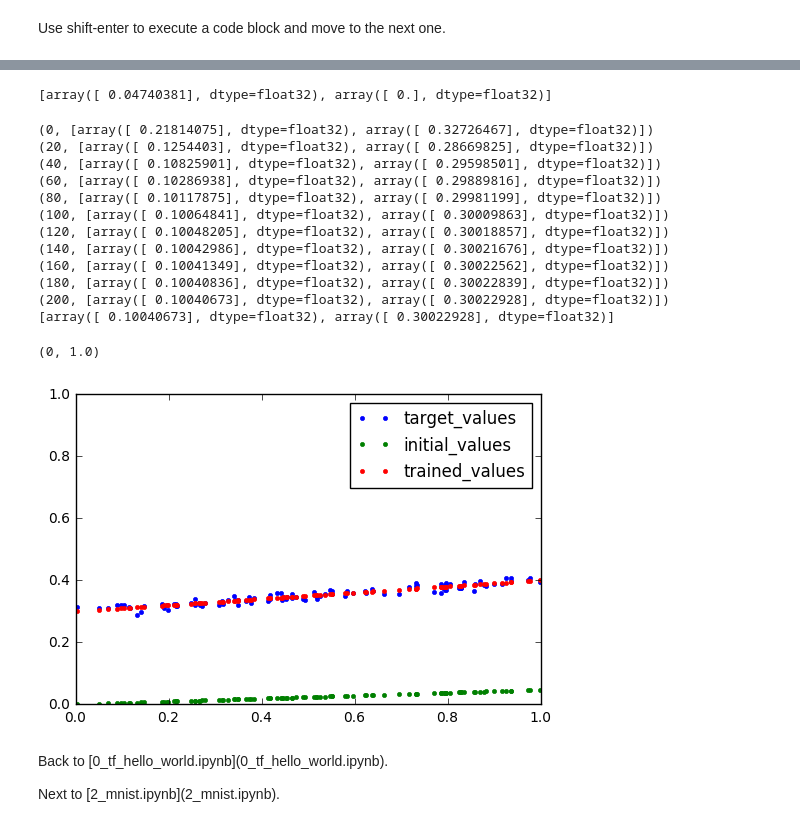
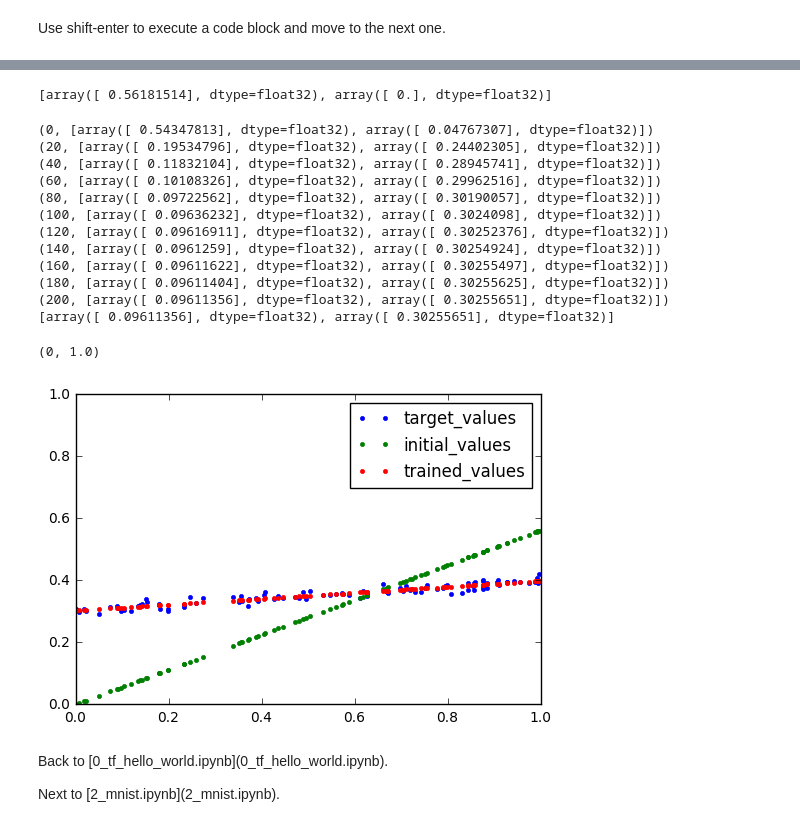
Before and after one commit to abhi21/tf-tutorial, a Jupyter notebook: 1_linear_regression_model.ipynb, the cells around one changed output, grey strips where cells are left out. Saved outputs shown, nothing was run; the diff lists cells and outputs as text; code cells hidden in the pictures.

```diff
--- a/1_linear_regression_model.ipynb
+++ b/1_linear_regression_model.ipynb
@@ -21,12 +21,12 @@ y_data = x_data * 0.1 + 0.3 + noise
 # %%
 # 1.3 Buld inference graph.
 # Create Variables W and b that compute y_data = W * x_data + b
-W = tf.Variable(tf.random_uniform([1], 0.0, 1.0), name="?")
-b = tf.Variable(tf.zeros([1]), name="?")
+W = tf.Variable(tf.random_uniform([1], 0.0, 1.0), name="weights")
+b = tf.Variable(tf.zeros([1]), name="biases")
 y = W * x_data + b
 
 # Uncomment the following lines to see W and b are.
-#print(W.name)
+print(W.name)
 #print(b.name)
 # %% [output]
 weights:0
@@ -53,45 +74,45 @@ init = tf.initialize_all_variables()  # Create an operation initializes all the
 # %%
 # 1.6 Create a session and launch the graph.
 sess = tf.Session()
-#sess.run(init)
-#y_initial_values = sess.run(y)  # Save initial values for plotting later.
+sess.run(init)
+y_initial_values = sess.run(y)  # Save initial values for plotting later.
 
 # Uncomment the following line to see the initial W and b values.
-#print(sess.run([W, b]))
+print(sess.run([W, b]))
 # %% [output]
-[array([ 0.04740381], dtype=float32), array([ 0.], dtype=float32)]
+[array([ 0.56181514], dtype=float32), array([ 0.], dtype=float32)]
 # %%
 # 1.7 Perform training.
 for step in range(201):
     sess.run(train)
     #Uncomment the following two lines to watch training happen real time.
-    #if step % 20 == 0:
-        #print(step, sess.run([W, b]))
+    if step % 20 == 0:
+        print(step, sess.run([W, b]))
 
-#print(sess.run([W, b]))
+print(sess.run([W, b]))
 # %% [output]
-(0, [array([ 0.21814075], dtype=float32), array([ 0.32726467], dtype=float32)])
-(20, [array([ 0.1254403], dtype=float32), array([ 0.28669825], dtype=float32)])
-(40, [array([ 0.10825901], dtype=float32), array([ 0.29598501], dtype=float32)])
-(60, [array([ 0.10286938], dtype=float32), array([ 0.29889816], dtype=float32)])
-(80, [array([ 0.10117875], dtype=float32), array([ 0.29981199], dtype=float32)])
-(100, [array([ 0.10064841], dtype=float32), array([ 0.30009863], dtype=float32)])
-(120, [array([ 0.10048205], dtype=float32), array([ 0.30018857], dtype=float32)])
-(140, [array([ 0.10042986], dtype=float32), array([ 0.30021676], dtype=float32)])
-(160, [array([ 0.10041349], dtype=float32), array([ 0.30022562], dtype=float32)])
-(180, [array([ 0.10040836], dtype=float32), array([ 0.30022839], dtype=float32)])
-(200, [array([ 0.10040673], dtype=float32), array([ 0.30022928], dtype=float32)])
-[array([ 0.10040673], dtype=float32), array([ 0.30022928], dtype=float32)]
+(0, [array([ 0.54347813], dtype=float32), array([ 0.04767307], dtype=float32)])
+(20, [array([ 0.19534796], dtype=float32), array([ 0.24402305], dtype=float32)])
+(40, [array([ 0.11832104], dtype=float32), array([ 0.28945741], dtype=float32)])
+(60, [array([ 0.10108326], dtype=float32), array([ 0.29962516], dtype=float32)])
+(80, [array([ 0.09722562], dtype=float32), array([ 0.30190057], dtype=float32)])
+(100, [array([ 0.09636232], dtype=float32), array([ 0.3024098], dtype=float32)])
+(120, [array([ 0.09616911], dtype=float32), array([ 0.30252376], dtype=float32)])
+(140, [array([ 0.0961259], dtype=float32), array([ 0.30254924], dtype=float32)])
+(160, [array([ 0.09611622], dtype=float32), array([ 0.30255497], dtype=float32)])
+(180, [array([ 0.09611404], dtype=float32), array([ 0.30255625], dtype=float32)])
+(200, [array([ 0.09611356], dtype=float32), array([ 0.30255651], dtype=float32)])
+[array([ 0.09611356], dtype=float32), array([ 0.30255651], dtype=float32)]
 # %%
 # 1.8 Uncomment the following lines to compare.
-#pylab.plot(x_data, y_data, '.', label="target_values")
-#pylab.plot(x_data, y_initial_values, ".", label="initial_values")
-#pylab.plot(x_data, sess.run(y), ".", label="trained_values")
-#pylab.legend()
-#pylab.ylim(0, 1.0)
+pylab.plot(x_data, y_data, '.', label="target_values")
+pylab.plot(x_data, y_initial_values, ".", label="initial_values")
+pylab.plot(x_data, sess.run(y), ".", label="trained_values")
+pylab.legend()
+pylab.ylim(0, 1.0)
 # %% [output]
 (0, 1.0)
-[figure, old version]
+[figure, new version]
 # %% [markdown]
 <p>Back to [0_tf_hello_world.ipynb](0_tf_hello_world.ipynb).</p>
 <p>Next to [2_mnist.ipynb](2_mnist.ipynb).</p>
```
Also changed, not shown: parts of 4 cells of this notebook, 2 other files.
